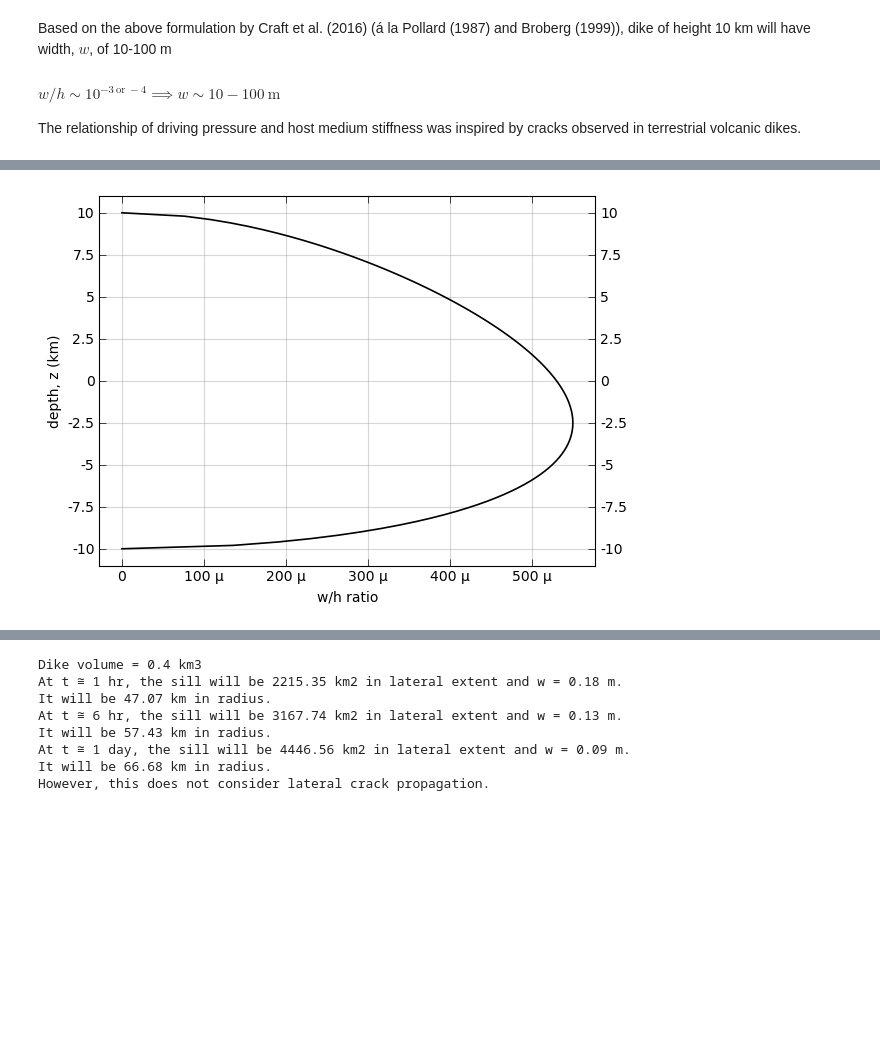
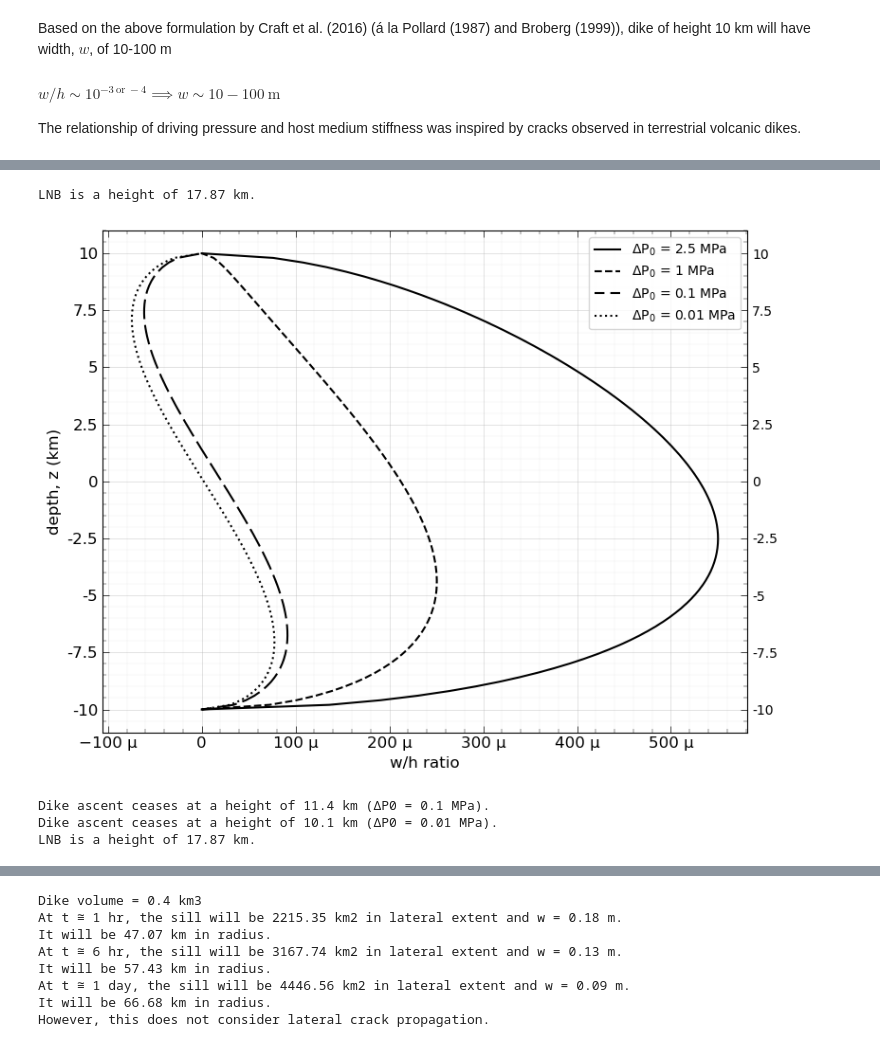
Before and after one commit to CottomR-et-al/Europa-ice-ocean-exchange, a Jupyter notebook: F25_Dikes_Europa.ipynb, the cells around one changed output, grey strips where cells are left out. Saved outputs shown, nothing was run; the diff lists cells and outputs as text; code cells hidden in the pictures; blank space fills up the shorter version.

```diff
--- a/F25_Dikes_Europa.ipynb
+++ b/F25_Dikes_Europa.ipynb
@@ -330,7 +330,7 @@ a_Lister = 12/7
 G_up = gamma(3*a_Lister+2)
 G_low = gamma(1/2*(3*a_Lister + 2))**2
 bN = 1/2 * (6*(3*a_Lister+1)/a_Lister)**(a_Lister/(3*a_Lister + 1)) * (G_up / G_low)**(1/(3*a_Lister + 1))
-A = 15.4 * eta_w**(-1/7) * (rhow * delta_rho * g)**(-3/7)
+A = 15.4 * eta_w**(-1/7) * (rhow * delta_rho_inv * g)**(-3/7)
 widths = []
 
 fig, ax = plt.subplots(layout='tight', figsize=(5,4))
@@ -341,9 +341,9 @@ for a in [2, 4, 6]:
     # w_big = (1 - xi**2)**(3/2)
     w_big = 1 # at x=0
     # Eq 58
-    w_648 = 0.648 * ( (Q**21 * eta_w**3 * rhow**9) / (m**7 * (g * delta_rho)**5 * z**7) )**(1/43) * w_big
-    w = 0.125 * ( (Q**21 * eta_w**3 * rhow**9) / (m**7 * (g * delta_rho)**5 * z**7) )**(1/43) * w_big
-    wLister = a_Lister * bN**3 / (6 * (3*a_Lister+1)) * (Q**3 / (A**3 * (g*delta_rho)**2 * m * z))**(1/(3*a_Lister + 1))
+    # w_648 = 0.648 * ( (Q**21 * eta_w**3 * rhow**9) / (m**7 * (g * delta_rho)**5 * z**7) )**(1/43) * w_big
+    # w = 0.125 * ( (Q**21 * eta_w**3 * rhow**9) / (m**7 * (g * delta_rho)**5 * z**7) )**(1/43) * w_big
+    wLister = a_Lister * bN**3 / (6 * (3*a_Lister+1)) * (Q**3 / (A**3 * (g*delta_rho_inv)**2 * m * z))**(1/(3*a_Lister + 1))
     widths.append(wLister)
     e = np.log10(Q)
     ls = 'solid'
@@ -608,7 +609,7 @@ max_depth
 ### Eq 10.6
 # showing dike width until stalling depth
 
-fig, ax = plt.subplots(layout='tight', figsize=(12,4))
+fig, ax = plt.subplots(layout='tight', figsize=(8,6))
 z = np.linspace(0, 20e3, 100) # change 20e3 or 1e5 depending on whether you want for 20 km or 100 km
 # use one of the following two h_max values
 max_depth_20km = 20e3
@@ -621,7 +622,7 @@ for i, a in enumerate([np.log10(2.5*10**6), 6, 5.5, 5]):
     plt.semilogy(z[lnb]/1e3, 2*(halfwidth[lnb]), color='black', lw = 1.2, label=rf'P=10$^{{{a:.1f}}}$ Pa')
     plt.legend([rf'ΔP$_o$=10$^{{{np.log10(2.5*10**6):.3f}}}$ Pa $\approx 2.5$ MPa',
                 rf'ΔP$_o$=10$^{6}$ Pa', rf'ΔP$_o$=10$^{{5.5}}$ Pa', rf'ΔP$_o$=10$^{5}$ Pa'],
-                loc='lower right', ncol=4, fontsize=10)
+                loc='lower right', ncol=1, fontsize=10)
     # plt.legend([rf'P$\approx 2.5$ MPa',
     #             rf'P=$1$ MPa', rf'P\approx$0.32$ MPa', rf'P=$0.1$ Pa'], loc='lower center', ncol=4, fontsize=10)
 
@@ -629,7 +630,7 @@ for i, a in enumerate(np.arange(4.5, 6.4, 0.001)):
     LNB = 10**a / (deltarho * g)
     lnb = z <= LNB
     halfwidth = ((1-nu) * (10**a) / G) * (np.sqrt(max_depth_20km**2 - z**2))
-    plt.semilogy(z[lnb]/1e3, 2*(halfwidth[lnb]), color='black', lw = 1, alpha = 0.02, ls = 'solid',
+    plt.semilogy(z[lnb]/1e3, 2*(halfwidth[lnb]), color='black', lw = 1, alpha = 0.01, ls = 'solid',
                  label=rf'10$^{{{a:.1f}}}$ Pa')
 
 ax = plt.gca()
@@ -643,7 +644,9 @@ ax.yaxis.set_major_formatter(StrMethodFormatter('{x:g}'))
 ax.tick_params(which='major', length=5, width=0.5, direction='in', top=True, right=True, labelright=True)
 ax.tick_params(which='minor', length=3, width=0.5, direction='in', top=True, right=True)
 # ax.xaxis.set_major_locator(FixedLocator([0, 5, 10, 15, 20]))
-ax.xaxis.set_major_locator(FixedLocator([0, 10, 20, 30, 40, 50, 60, 70, 80, 90, 100]))
+plt.xticks(fontsize=12)
+plt.yticks(fontsize=12)
+# ax.xaxis.set_major_locator(FixedLocator([0, 10, 20, 30, 40, 50, 60, 70, 80, 90, 100]))
 ax.yaxis.set_major_locator(FixedLocator([0.3, 1, 10, 100]))
 ax.xaxis.set_major_formatter(StrMethodFormatter('{x:g}'))
 ax.xaxis.set_minor_formatter(NullFormatter())
@@ -806,28 +772,52 @@ array([    0.        ,   202.01010101,   404.02020202,   606.03030303,
+# %%
+# LNB for code above
+print(rf"LNB is a height of {P0 / (rhow * g * 1e3):.2f} km.")
+# %% [output]
+LNB is a height of 17.87 km.
 # %%
 # Lister and Kerr (1991) eqn 13
 
+fig, ax = plt.subplots(layout='tight', figsize=(8,6))
+overpressures = [2.5e6, 1e6, 1e5, 1e4]
 H = 20e3 # (m) total thickness
 h = np.linspace(-H/2, H/2, 100) # (m)
-P0 = rhoi * g * H # pressure at base
-overpressure = 2.5e6 # (Pa) overpressure, excess pressure from freezing
-hydrostatic_pressure = delta_rho_inv * g * h
-P_over = overpressure + 0.5*hydrostatic_pressure
-wxh = P_over / (G / (1 - nu)) * (1 - (h**2 / (H/2)**2))**(1/2)
-if np.any(P_over) > 0:
-    plt.plot(wxh, h/1e3, color='black', lw = 1.2, label=rf'ΔP$_0$ = {overpressure/1e6:.1f} MPa')
-lines = ax.get_lines()
+Pchange = delta_rho_inv * g * h
+styles = ['solid', '--', (5, (10, 3)), ':']
+Povers = []
+
+for i in range(len(overpressures)):
+    P_over = overpressures[i] + 0.5*Pchange
+    Povers.append(P_over)
+    wxh = P_over / (G / (1 - nu)) * (1 - (h**2 / (H/2)**2))**(1/2)
+    if np.any(P_over) > 0:
+        plt.plot(wxh, h/1e3, color='black', ls=styles[i], lw = 1.5, label=rf'ΔP$_0$ = {overpressures[i]/1e6:.2g} MPa')
+
+ax.legend(loc='upper right', fontsize=10)
 ax = plt.gca()
-if lines:
-    labelLines(lines, align=True, fontsize=10, color='black')
+# lines = ax.get_lines()
+# if lines:
+#     labelLines(lines, align=True, fontsize=12, color='black')
 ax.yaxis.set_major_formatter(StrMethodFormatter('{x:g}'))
 ax.xaxis.set_major_formatter(EngFormatter())
-plt.ylabel('depth, z (km)')
-plt.xlabel('w/h ratio')
+ax.minorticks_on()
+plt.xticks(fontsize=12)
+plt.yticks(fontsize=12)
+plt.ylabel('depth, z (km)', fontsize=12)
+plt.xlabel('w/h ratio', fontsize=12)
 ax.tick_params(which='major', length=5, width=0.5, direction='in', top=True, right=True, labelright=True)
-ax.tick_params(which='minor', length=3, width=0.5, direction='in', top=True, right=True)
-ax.yaxis.set_major_locator(AutoLocator())
+ax.tick_params(which='minor', length=3, width=0.3, direction='in', top=True, right=True)
+ax.yaxis.set_major_formatter(StrMethodFormatter('{x:g}'))
 ax.yaxis.set_minor_formatter(NullFormatter())
-ax.grid(which='major', alpha=0.5)
-ax.grid(which='minor', alpha=0.2)
+ax.grid(which='major', alpha=0.5, linewidth=0.5)
+ax.grid(which='minor', alpha=0.2, linewidth=0.3)
 # %% [output]
-[figure, old version]
+[figure, new version]
+# %%
+print(rf"Dike ascent ceases at a height of {10+(-2*(overpressures[2] / (delta_rho_inv * g))/1e3):.3g} km (ΔP0 = 0.1 MPa).")
+print(rf"Dike ascent ceases at a height of {10+(-2*(overpressures[3] / (delta_rho_inv * g))/1e3):.3g} km (ΔP0 = 0.01 MPa).")
+LNB = rhoi * H / rhow
+print(rf"LNB is a height of {LNB/1e3:.2f} km.")
+# %% [output]
+Dike ascent ceases at a height of 11.4 km (ΔP0 = 0.1 MPa).
+Dike ascent ceases at a height of 10.1 km (ΔP0 = 0.01 MPa).
+LNB is a height of 17.87 km.
```
Also changed, not shown: parts of 12 cells of this notebook.
